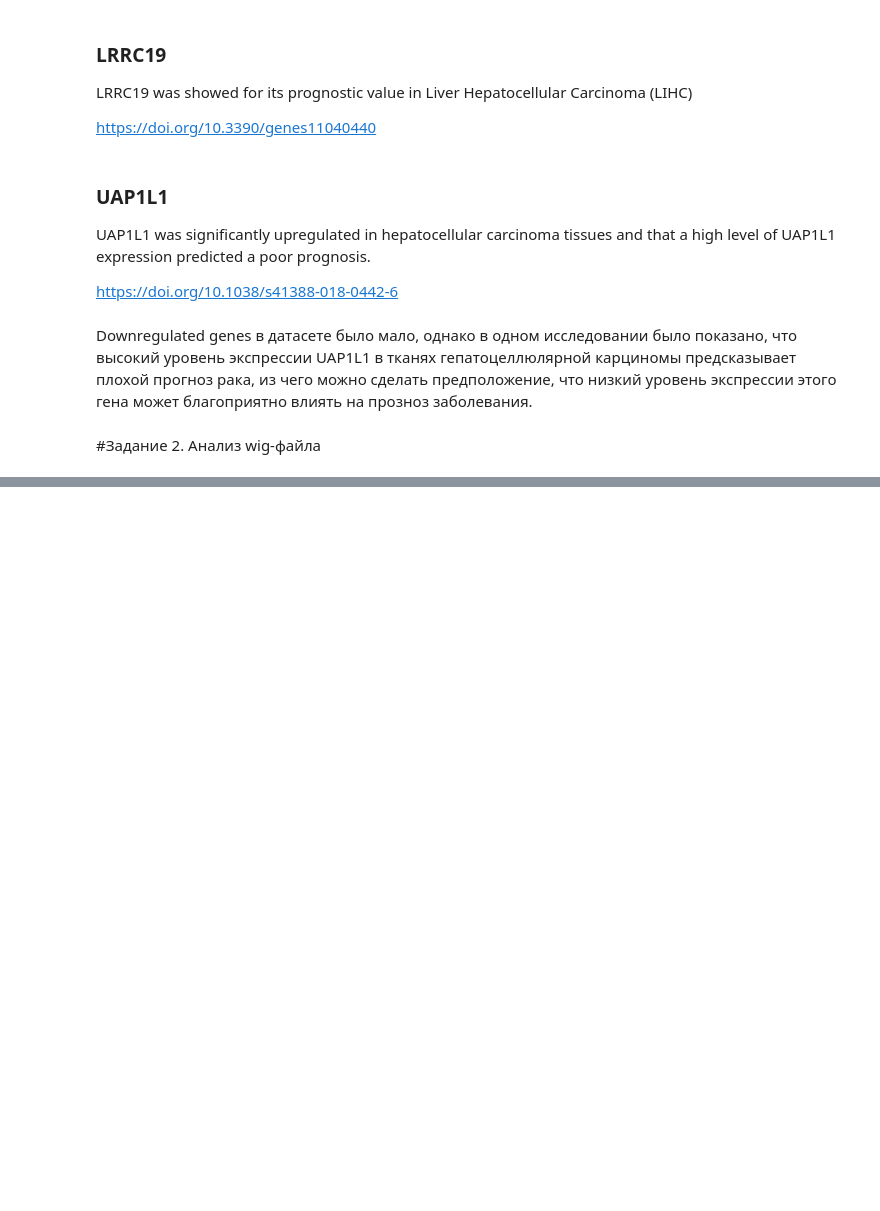
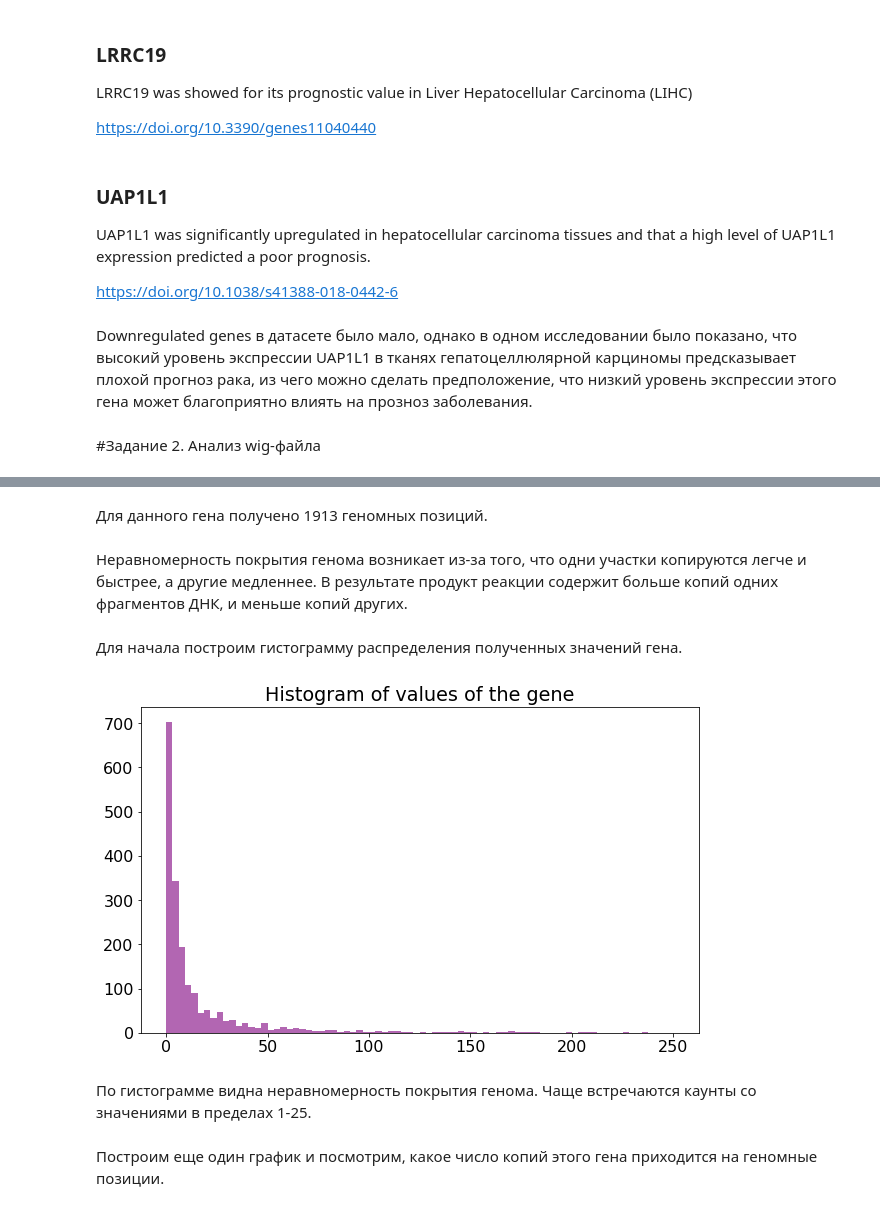
Before and after one commit to anuytok/4-HW-RNA-seq, a Jupyter notebook: Ribo_seq_Ефимова_Аня.ipynb, the cells around one changed output, grey strips where cells are left out. Saved outputs shown, nothing was run; the diff lists cells and outputs as text; code cells hidden in the pictures; blank space fills up the shorter version.

```diff
--- a/Ribo_seq_Ефимова_Аня.ipynb
+++ b/Ribo_seq_Ефимова_Аня.ipynb
@@ -1221,0 +1367,3 @@ Downregulated genes в датасете было мало, однако в од
+# %%
+trackf = trackf.reset_index()
+trackf
@@ -1221,0 +1387,7 @@ Downregulated genes в датасете было мало, однако в од
+# %%
+trackr = trackr.reset_index()
+
+trackf = trackf.rename({'index': 'genomic position', 'variableStep chrom=U00096.3': 'values'}, axis=1)
+trackr = trackr.rename({'index': 'genomic position', 'variableStep chrom=U00096.3': 'values'}, axis=1)
+
+trackf
@@ -1221,0 +1410,3 @@ Downregulated genes в датасете было мало, однако в од
+# %%
+track = pd.concat(([trackf, trackr]), axis = 0)
+track
@@ -1221,0 +1431,3 @@ Downregulated genes в датасете было мало, однако в од
+# %%
+random_gene = track[track['genomic position'].between(annotation['1'][2], annotation['4641652'][2])]
+random_gene
@@ -1221,0 +1448,19 @@ Downregulated genes в датасете было мало, однако в од
+# %% [markdown]
+Для данного гена получено 1913 геномных позиций.
+# %% [markdown]
+Неравномерность покрытия генома возникает из-за того, что одни участки копируются легче и быстрее, а другие медленнее. В результате продукт реакции содержит больше копий одних фрагментов ДНК, и меньше копий других.
+# %% [markdown]
+Для начала построим гистограмму распределения полученных значений гена.
+# %%
+import matplotlib.pyplot as plt
+fig, ax = plt.subplots(figsize=(10, 6))
+ax.hist(random_gene['values'], bins=80,
+        alpha=0.6, color = 'purple', range = (0,250))
+ax.set_title('Histogram of values of the gene')
+plt.show()
+# %% [output]
+[figure, added]
+# %% [markdown]
+По гистограмме видна неравномерность покрытия генома. Чаще встречаются каунты со значениями в пределах 1-25.
+# %% [markdown]
+Построим еще один график и посмотрим, какое число копий этого гена приходится на геномные позиции.
```
Also changed, not shown: parts of 68 cells of this notebook.
